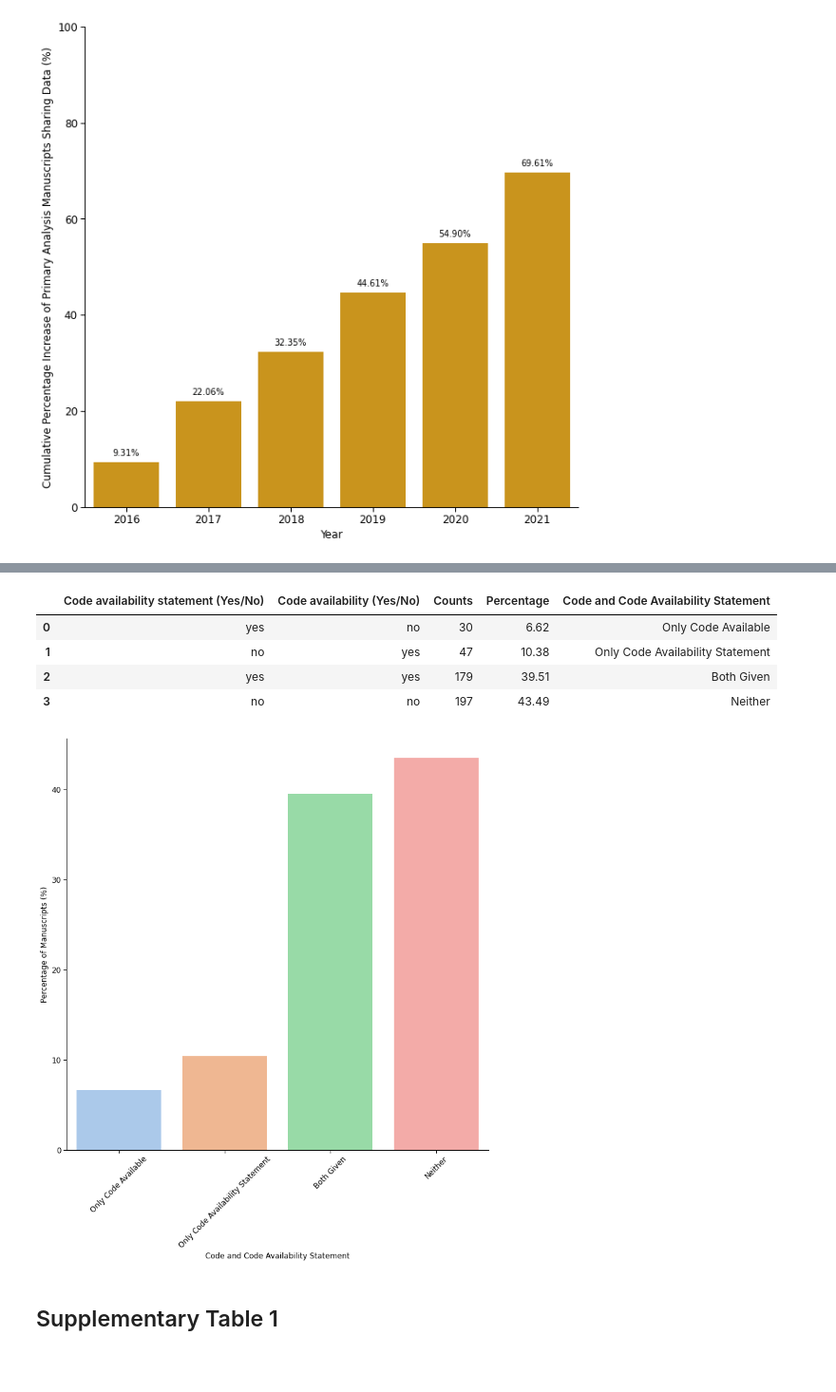
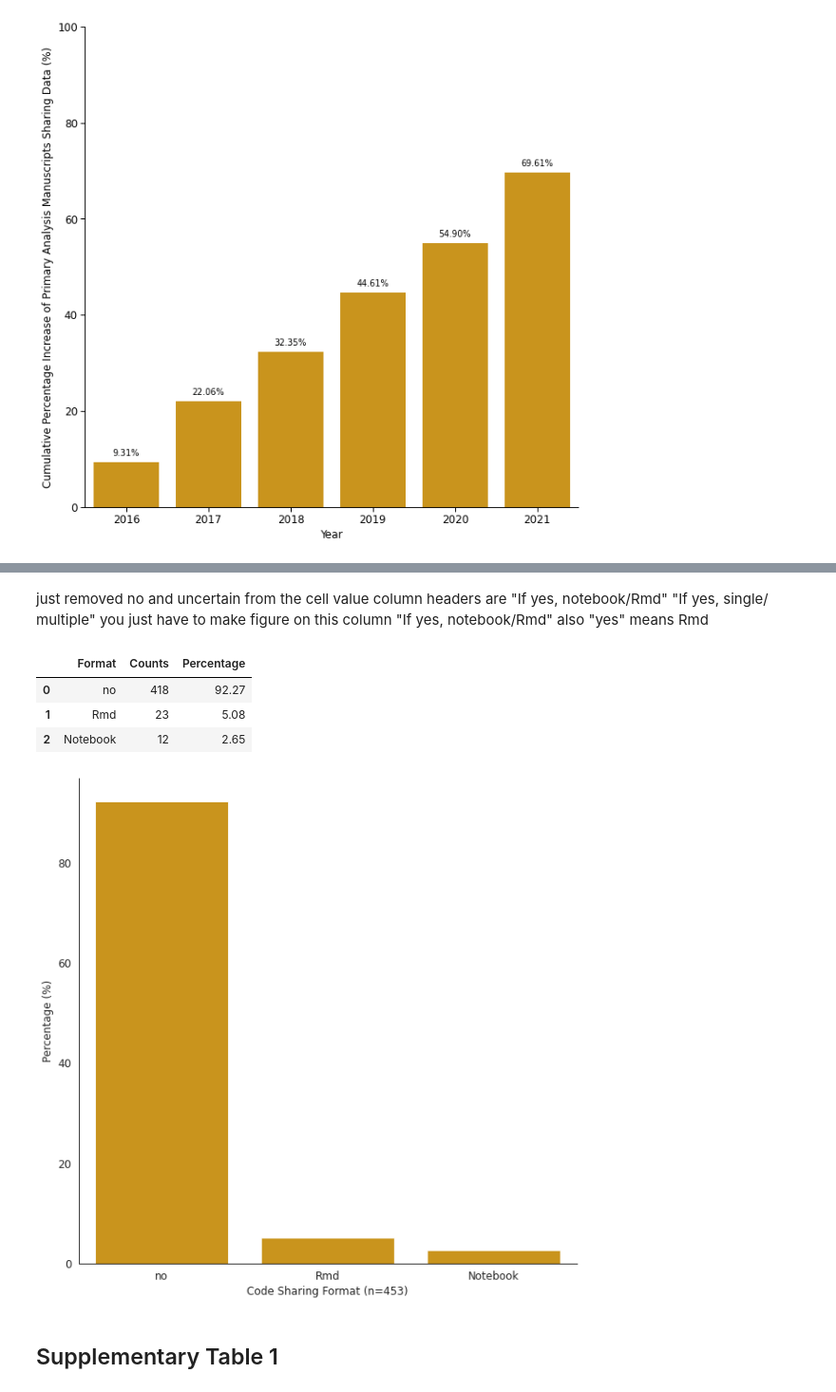
Before and after one commit to Mangul-Lab-USC/code-availability, a Jupyter notebook: notebooks/Figures.ipynb, the cells around one changed output, grey strips where cells are left out. Shown at 95% size. Saved outputs shown, nothing was run; the diff lists cells and outputs as text; code cells hidden in the pictures; blank space fills up the shorter version.

```diff
--- a/notebooks/Figures.ipynb
+++ b/notebooks/Figures.ipynb
@@ -842,42 +842,44 @@ plt.show()
-# %%
-#create dataframe for counts data of data availability and code availability
-df_temp=pd.DataFrame({'Counts': df.groupby(['Code availability statement (Yes/No)','Code availability (Yes/No)',]).size()}).reset_index()
-
-df_temp['Percentage'] = (df_temp['Counts']/df_temp['Counts'].sum()) * 100
-df_temp['Percentage']=df_temp['Percentage'].round(2)
-df['Code and Code Availability Statement']='Unknown'
-df_temp.loc[(df_temp['Code availability statement (Yes/No)'] == 'no') & (df_temp['Code availability (Yes/No)'] == 'no'), 'Code and Code Availability Statement'] = 'Neither'
-df_temp.loc[(df_temp['Code availability statement (Yes/No)'] == 'yes') & (df_temp['Code availability (Yes/No)'] == 'no'), 'Code and Code Availability Statement'] = 'Only Code Available'
-df_temp.loc[(df_temp['Code availability statement (Yes/No)'] == 'no') & (df_temp['Code availability (Yes/No)'] == 'yes'), 'Code and Code Availability Statement'] = 'Only Code Availability Statement'
-df_temp.loc[(df_temp['Code availability statement (Yes/No)'] == 'yes') & (df_temp['Code availability (Yes/No)'] == 'yes'), 'Code and Code Availability Statement'] = 'Both Given'
-
-df_temp=df_temp.sort_values('Percentage', ascending=True)
-df_temp=df_temp.reset_index()
-df_temp=df_temp.drop('index', axis=1)
-
-df_temp
-# %% [output]
-|  | Code availability statement (Yes/No) | Code availability (Yes/No) | Counts | Percentage | Code and Code Availability Statement |
-| 0 | yes | no | 30 | 6.62 | Only Code Available |
-| 1 | no | yes | 47 | 10.38 | Only Code Availability Statement |
-| 2 | yes | yes | 179 | 39.51 | Both Given |
-| 3 | no | no | 197 | 43.49 | Neither |
-# %%
-plt.figure(figsize=(12, 12))
-plt.rcParams.update({'font.size': 12})
-rcParams['font.family'] = 'sans-serif'
-sns.set_context("paper",font_scale=1)
-sns.set_palette("pastel")
-sns.barplot(data=df_temp, x='Code and Code Availability Statement',y='Percentage', ci=None)
-plt.xlabel("Code and Code Availability Statement",fontsize=12)
-plt.xticks(rotation=45)
-plt.ylabel("Percentage of Manuscripts (%)",fontsize=12)
-plt.tick_params(axis='both', labelsize=12)
-sns.despine()
-plt.savefig('../Figures/sup6.png', format='png', dpi=300)
-plt.show()
-# %% [output]
-[figure, removed]
+# %% [markdown]
+just removed no and uncertain from the cell value
+column headers are
+"If yes, notebook/Rmd"	"If yes, single/ multiple"
+you just have to make figure on this column "If yes, notebook/Rmd"
+also "yes" means Rmd
+# %%
+df_modified = df.copy()
+df_modified.loc[df_modified['If yes, notebook/Rmd'] == 'no ', 'If yes, notebook/Rmd'] = 'no'
+df_modified.loc[df_modified['If yes, notebook/Rmd'] == 'uncertain', 'If yes, notebook/Rmd'] = 'no'
+df_modified.loc[df_modified['If yes, notebook/Rmd'] == 'yes', 'If yes, notebook/Rmd'] = 'Rmd'
+df_modified.loc[df_modified['If yes, notebook/Rmd'] == 'notebook', 'If yes, notebook/Rmd'] = 'Notebook'
+df_modified=df_modified.fillna('no')
+df_temp=pd.DataFrame({'Counts': df_modified['If yes, notebook/Rmd'].value_counts()}).reset_index()
+df_temp=df_temp.rename(columns={"index":"Format"})
+#add percentage column
+df_temp['Percentage'] = (df_temp['Counts']/df_temp['Counts'].sum()) * 100
+df_temp['Percentage']=df_temp['Percentage'].round(2)
+#df_temp=df_temp[~((df_temp['Format']=='no'))]
+df_temp
+# %% [output]
+|  | Format | Counts | Percentage |
+| 0 | no | 418 | 92.27 |
+| 1 | Rmd | 23 | 5.08 |
+| 2 | Notebook | 12 | 2.65 |
+# %%
+plt.figure(figsize=(10, 10))
+sns.set_style("white")
+sns.set_context("paper",font_scale=1)
+rcParams['font.family'] = 'sans-serif'
+plt.rcParams.update({'font.size': 12})
+colors = ['#E69F00']
+sns.barplot(data=df_temp, x='Format',y='Percentage', palette=colors)
+plt.xlabel("Code Sharing Format (n=453)",fontsize=12)
+plt.ylabel("Percentage (%)",fontsize=12)
+plt.tick_params(axis='both', labelsize=12)
+sns.despine()
+plt.savefig('../Figures/sup6.png', format='png', dpi=300)
+plt.show()
+# %% [output]
+[figure, added]
 # %% [markdown]
 ## Supplementary Table 1
 # %%
```
Also changed, not shown: parts of 1 cell of this notebook, 1 other file.
